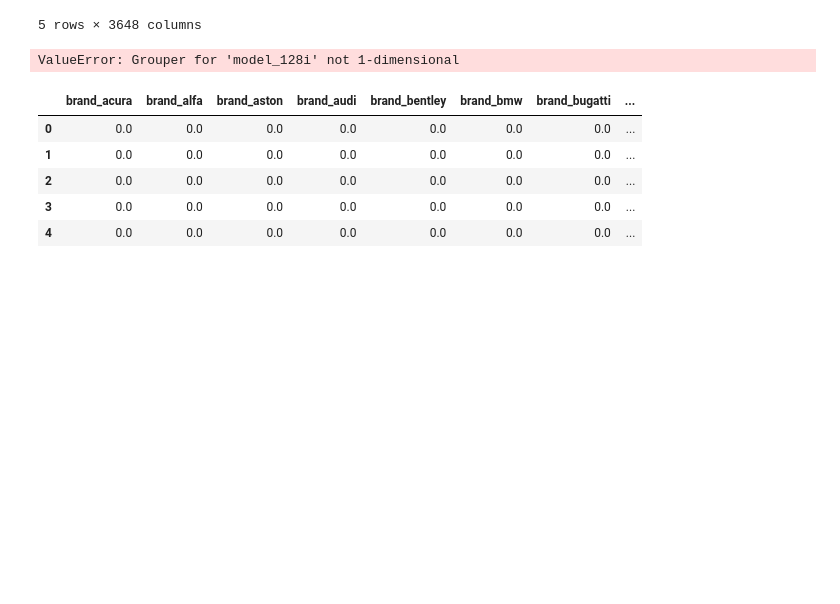
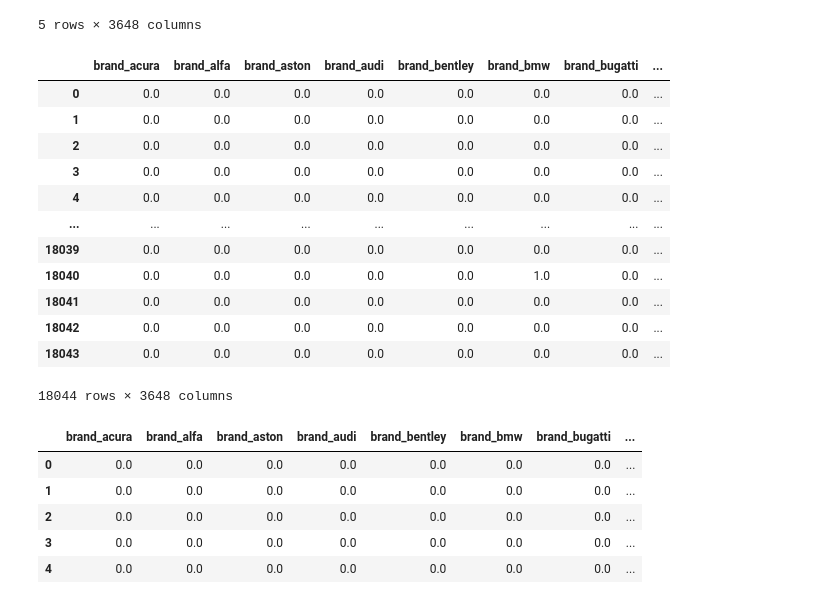
Before and after one commit to mPuchadesdo/Team-Challenge---Team-MPG, a Jupyter notebook: src/notebooks/patri_notebook.ipynb, the cells around one changed output. Saved outputs shown, nothing was run; the diff lists cells and outputs as text; code cells hidden in the pictures; blank space fills up the shorter version.

```diff
--- a/src/notebooks/patri_notebook.ipynb
+++ b/src/notebooks/patri_notebook.ipynb
@@ -195,6 +195,18 @@ X_train_processed_df.head()
 | 4 | 0.0 | 0.0 | 0.0 | 0.0 | 0.0 | 0.0 | 0.0 | ... |
 5 rows × 3648 columns
 # %%
-X_train_processed_df.value_counts()
+X_train_processed_df
 # %% [output]
+|  | brand_acura | brand_alfa | brand_aston | brand_audi | brand_bentley | brand_bmw | brand_bugatti | ... |
+| 0 | 0.0 | 0.0 | 0.0 | 0.0 | 0.0 | 0.0 | 0.0 | ... |
+| 1 | 0.0 | 0.0 | 0.0 | 0.0 | 0.0 | 0.0 | 0.0 | ... |
+| 2 | 0.0 | 0.0 | 0.0 | 0.0 | 0.0 | 0.0 | 0.0 | ... |
+| 3 | 0.0 | 0.0 | 0.0 | 0.0 | 0.0 | 0.0 | 0.0 | ... |
+| 4 | 0.0 | 0.0 | 0.0 | 0.0 | 0.0 | 0.0 | 0.0 | ... |
+| ... | ... | ... | ... | ... | ... | ... | ... | ... |
+| 18039 | 0.0 | 0.0 | 0.0 | 0.0 | 0.0 | 0.0 | 0.0 | ... |
+| 18040 | 0.0 | 0.0 | 0.0 | 0.0 | 0.0 | 1.0 | 0.0 | ... |
+| 18041 | 0.0 | 0.0 | 0.0 | 0.0 | 0.0 | 0.0 | 0.0 | ... |
+| 18042 | 0.0 | 0.0 | 0.0 | 0.0 | 0.0 | 0.0 | 0.0 | ... |
+| 18043 | 0.0 | 0.0 | 0.0 | 0.0 | 0.0 | 0.0 | 0.0 | ... |
-ValueError: Grouper for 'model_128i' not 1-dimensional
+18044 rows × 3648 columns
```
Also changed, not shown: parts of 3 cells of this notebook, 1 other file.
